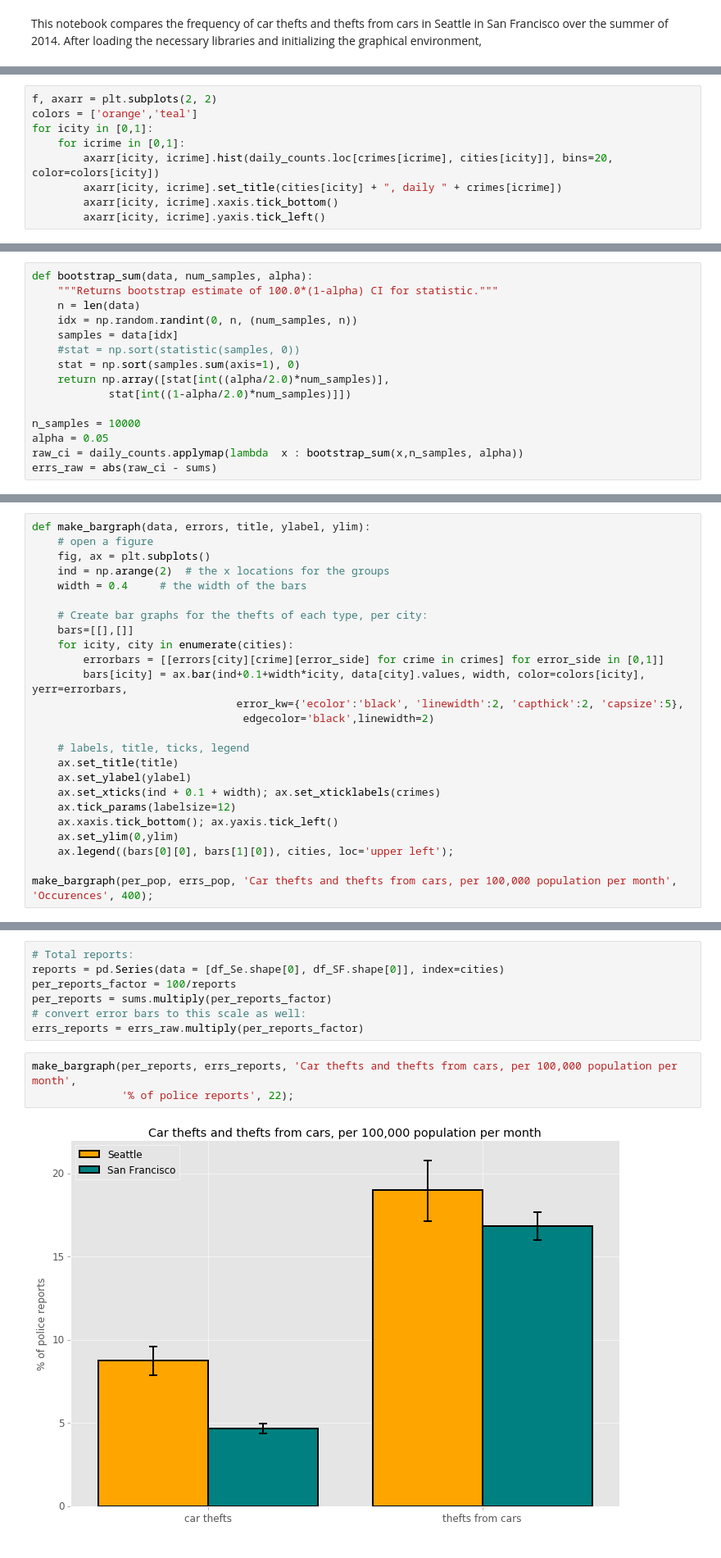
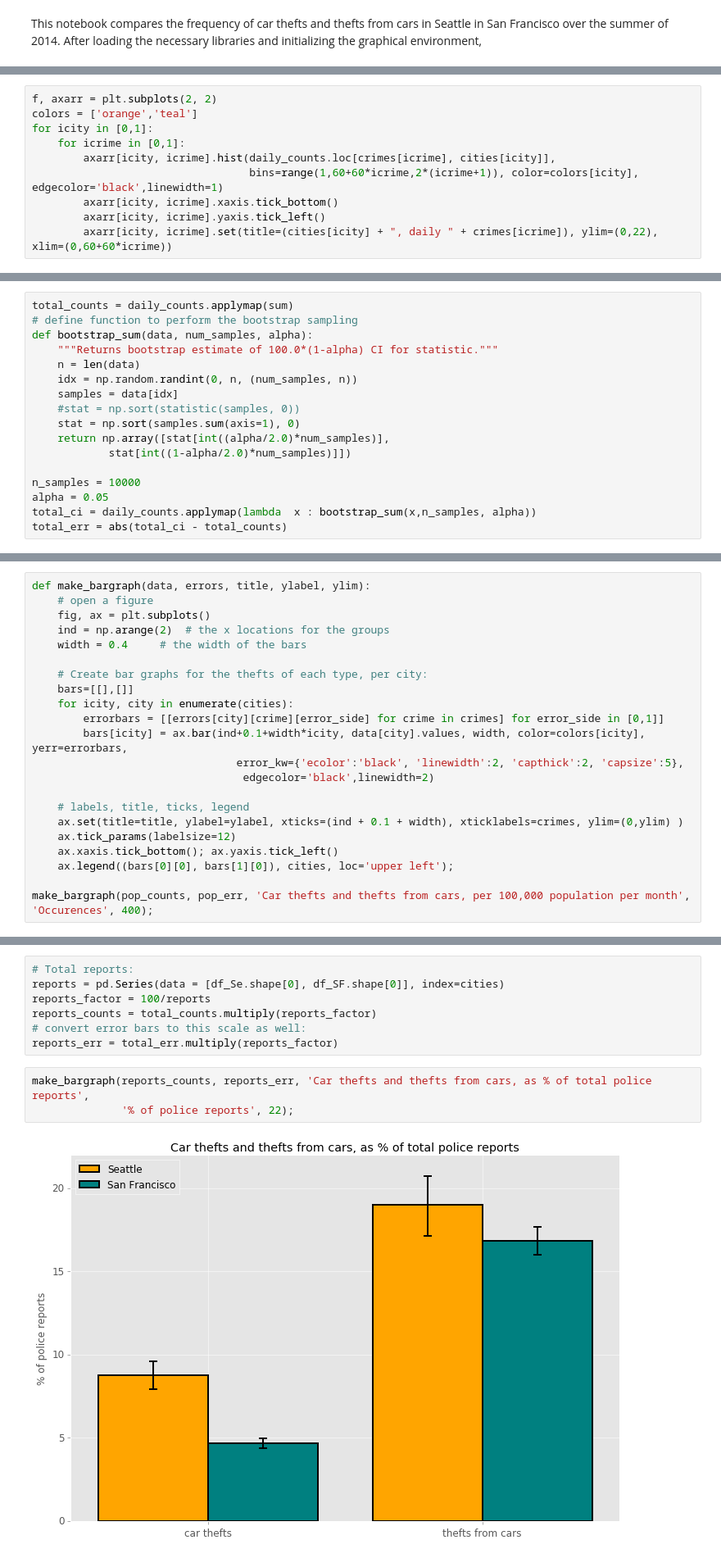
Before and after one commit to albertwildeman/Car-theft-Seattle-SF, a Jupyter notebook: Car_theft_Seattle_SF.ipynb, the cells around one changed output, grey strips where cells are left out. Shown at 82% size. Cells and saved outputs as stored; diff of their text form.

```diff
--- a/Car_theft_Seattle_SF.ipynb
+++ b/Car_theft_Seattle_SF.ipynb
@@ -44,8 +43,9 @@ f, axarr = plt.subplots(2, 2)
 colors = ['orange','teal']
 for icity in [0,1]:
     for icrime in [0,1]:
-        axarr[icity, icrime].hist(daily_counts.loc[crimes[icrime], cities[icity]], bins=20, color=colors[icity])
-        axarr[icity, icrime].set_title(cities[icity] + ", daily " + crimes[icrime])
+        axarr[icity, icrime].hist(daily_counts.loc[crimes[icrime], cities[icity]],
+                                  bins=range(1,60+60*icrime,2*(icrime+1)), color=colors[icity], edgecolor='black',linewidth=1)
         axarr[icity, icrime].xaxis.tick_bottom()
         axarr[icity, icrime].yaxis.tick_left()
+        axarr[icity, icrime].set(title=(cities[icity] + ", daily " + crimes[icrime]), ylim=(0,22), xlim=(0,60+60*icrime))
 # %% [output]
@@ -57,4 +55,6 @@ sums = daily_counts.applymap(sum)
 # %%
+total_counts = daily_counts.applymap(sum)
+# define function to perform the bootstrap sampling
 def bootstrap_sum(data, num_samples, alpha):
     """Returns bootstrap estimate of 100.0*(1-alpha) CI for statistic."""
     n = len(data)
@@ -67,5 +67,5 @@ def bootstrap_sum(data, num_samples, alpha):
 
 n_samples = 10000
 alpha = 0.05
-raw_ci = daily_counts.applymap(lambda  x : bootstrap_sum(x,n_samples, alpha))
-errs_raw = abs(raw_ci - sums)
+total_ci = daily_counts.applymap(lambda  x : bootstrap_sum(x,n_samples, alpha))
+total_err = abs(total_ci - total_counts)
@@ -92,15 +95,12 @@ def make_bargraph(data, errors, title, ylabel, ylim):
                                  edgecolor='black',linewidth=2)
 
     # labels, title, ticks, legend
-    ax.set_title(title)
-    ax.set_ylabel(ylabel)
-    ax.set_xticks(ind + 0.1 + width); ax.set_xticklabels(crimes)
+    ax.set(title=title, ylabel=ylabel, xticks=(ind + 0.1 + width), xticklabels=crimes, ylim=(0,ylim) )
     ax.tick_params(labelsize=12)
     ax.xaxis.tick_bottom(); ax.yaxis.tick_left()
-    ax.set_ylim(0,ylim)
     ax.legend((bars[0][0], bars[1][0]), cities, loc='upper left');
 
-make_bargraph(per_pop, errs_pop, 'Car thefts and thefts from cars, per 100,000 population per month', 'Occurences', 400);
+make_bargraph(pop_counts, pop_err, 'Car thefts and thefts from cars, per 100,000 population per month', 'Occurences', 400);
 # %% [output]
 [figure]
 # %% [markdown]
@@ -110,13 +110,13 @@ To investigate whether the differences between the cities are specific to these
 # %%
 # Total reports:
 reports = pd.Series(data = [df_Se.shape[0], df_SF.shape[0]], index=cities)
-per_reports_factor = 100/reports
-per_reports = sums.multiply(per_reports_factor)
+reports_factor = 100/reports
+reports_counts = total_counts.multiply(reports_factor)
 # convert error bars to this scale as well:
-errs_reports = errs_raw.multiply(per_reports_factor)
+reports_err = total_err.multiply(reports_factor)
 # %%
-make_bargraph(per_reports, errs_reports, 'Car thefts and thefts from cars, per 100,000 population per month',
+make_bargraph(reports_counts, reports_err, 'Car thefts and thefts from cars, as % of total police reports',
               '% of police reports', 22);
 # %% [output]
-[figure, old version]
+[figure, new version]
 # %% [markdown]
```
Also changed, not shown: parts of 14 cells of this notebook.
